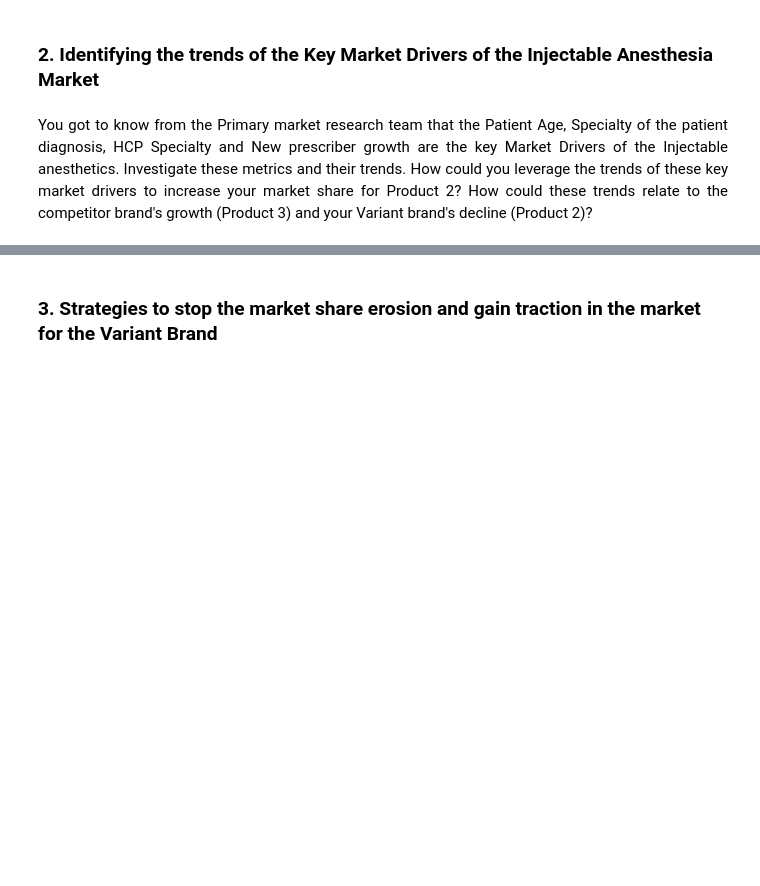
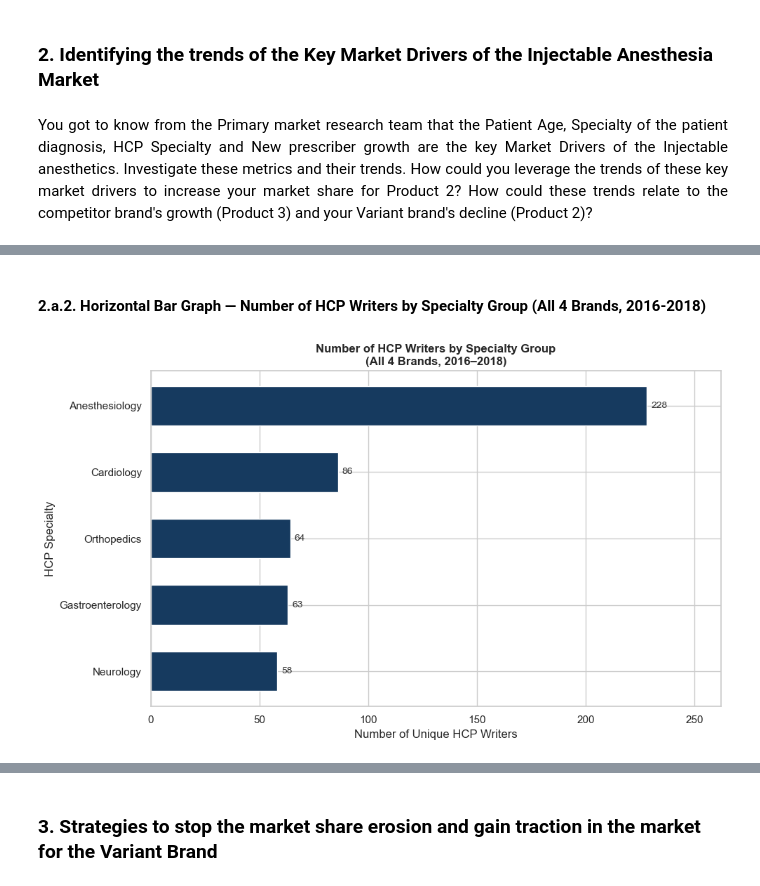
Before and after one commit to aakarsh31/BIA810-Healthcare_Anesthesia-Market-Analysis, a Jupyter notebook: BIA810_final.ipynb, the cells around one changed output, grey strips where cells are left out. Cells and saved outputs as stored; diff of their text form; code cells hidden in the pictures; blank space fills up the shorter version.

```diff
--- a/BIA810_final.ipynb
+++ b/BIA810_final.ipynb
@@ -1434,0 +1517,43 @@ You got to know from the Primary market research team that the Patient Age, Spec
+# %% [markdown]
+#### 2.a.2. Horizontal Bar Graph — Number of HCP Writers by Specialty Group (All 4 Brands, 2016-2018)
+# %%
+hcp_specialty_writers = (
+    df_mkt
+    .groupby('HCP_Specialty')['HCP_ID']
+    .nunique()
+    .reset_index()
+    .rename(columns={'HCP_ID': 'Writer_Count'})
+    .sort_values('Writer_Count', ascending=True)
+)
+
+sns.set_theme(style='whitegrid')
+fig, ax = plt.subplots(figsize=(10, 6))
+
+bars = ax.barh(
+    hcp_specialty_writers['HCP_Specialty'],
+    hcp_specialty_writers['Writer_Count'],
+    color='#163A5F',
+    edgecolor='white',
+    height=0.6,
+)
+
+for bar in bars:
+    width = bar.get_width()
+    ax.text(
+        width + 2, bar.get_y() + bar.get_height() / 2,
+        f'{int(width)}',
+        va='center', ha='left', fontsize=10, color='#333333'
+    )
+
+ax.set_title(
+    'Number of HCP Writers by Specialty Group\n(All 4 Brands, 2016–2018)',
+    fontweight='bold', fontsize=12
+)
+ax.set_xlabel('Number of Unique HCP Writers')
+ax.set_ylabel('HCP Specialty')
+ax.set_xlim(0, hcp_specialty_writers['Writer_Count'].max() * 1.15)
+
+plt.tight_layout()
+plt.show()
+# %% [output]
+[figure, added]
```
Also changed, not shown: parts of 12 cells of this notebook.
